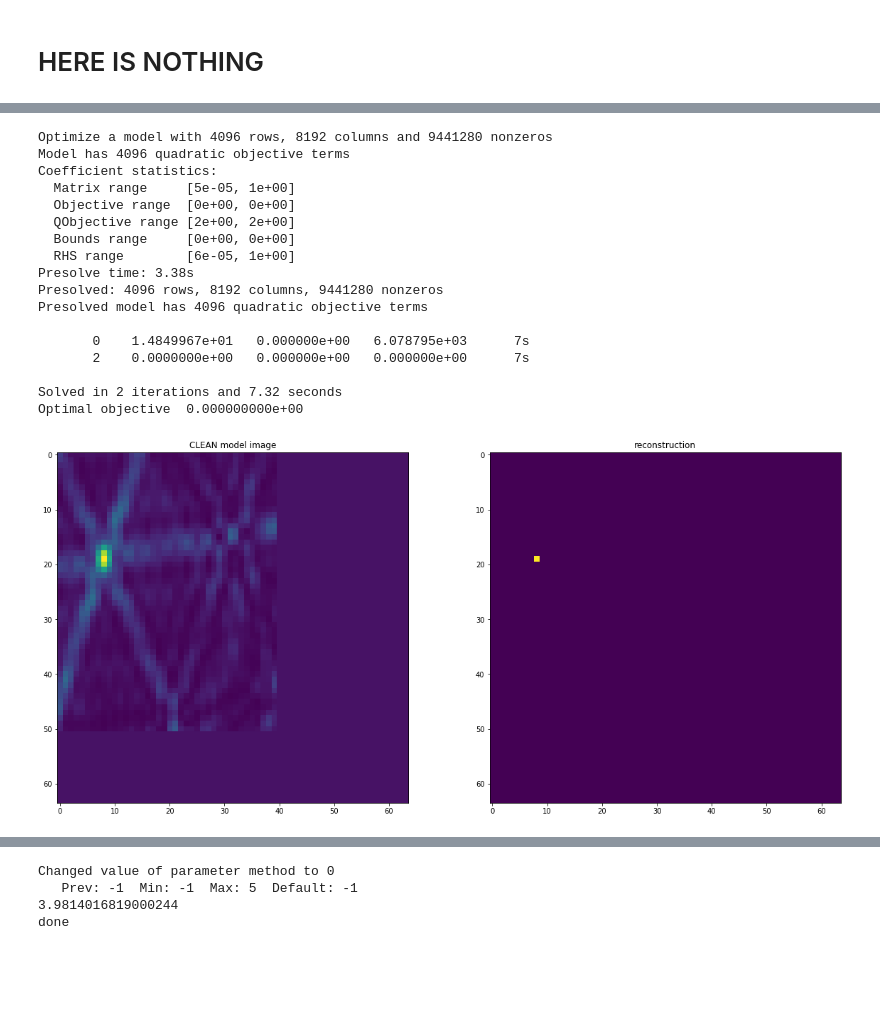
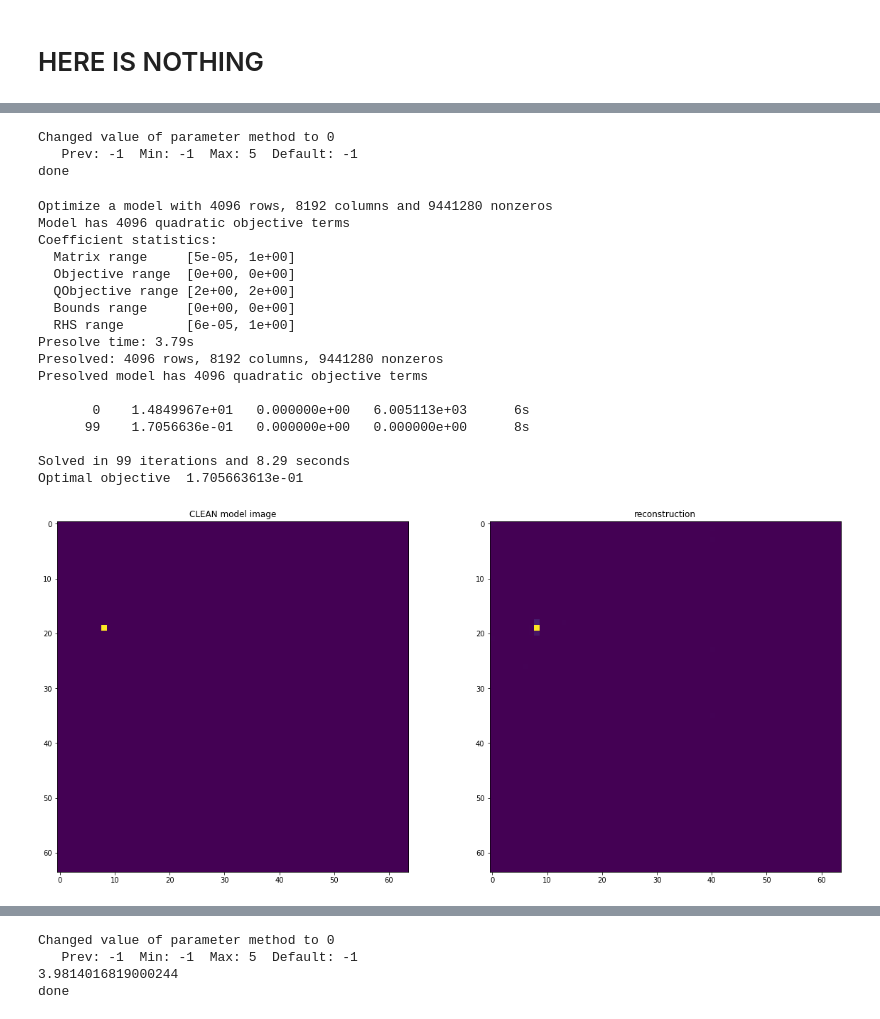
Before and after one commit to lord-blueberry/p7-cs, a Jupyter notebook: sandbox/00-cs-dirty.ipynb, the cells around one changed output, grey strips where cells are left out. Drawn from its saved outputs; the diff is of its cells as text; code cells hidden in the pictures; blank space fills up the shorter version.

Commit message:
Fourier Convolution

```diff
--- a/sandbox/00-cs-dirty.ipynb
+++ b/sandbox/00-cs-dirty.ipynb
@@ -143,19 +179,0 @@ plot_comparison(dirty_map, 'dirty image', reconstruction, "fft reconstruction")
-# %%
-psf = np.flipud(np.fliplr(psf_map))
-convolve = np.zeros(dirty_map.shape)
-test = np.zeros(dirty_map.shape)
-test[30,30] = 1
-test[50,50] = 1
-XC = 31
-YC = 31
-norm = psf.sum()
-for x in range(0, dirty_map.shape[0]):
-    for y in range(0, dirty_map.shape[1]):
-        s = 0
-        for i in range(0, psf_map.shape[0]):
-            for j in range(0, psf_map.shape[1]):
-                xInd = (x + i - XC)
-                yInd = (y + j - YC)
-                if xInd >= 0 and xInd < dirty_map.shape[0] and yInd >= 0 and yInd < dirty_map.shape[1]:
-                    s += psf[i, j] * results_dirty01[xInd,yInd]
-        convolve[x,y] = s
@@ -374,3 +342,24 @@ Changed value of parameter method to 0
+# %%
+model = Model("dirty-second try")
+model.Params.method = 0 #GRB Primal Simplex
+
+pixel = model.addVars(dirty_map.shape[0], dirty_map.shape[1])
+psf_sum = model.addVars(dirty_map.shape[0], dirty_map.shape[1], lb=-GRB.INFINITY)
+XC = int(-psf_map.shape[0]/2)
+YC = int(-psf_map.shape[1]/2)
+for x in range(0, dirty_map.shape[0]):
+    for y in range(0, dirty_map.shape[1]):
+        convolution = LinExpr()
+        for xP in range(0, psf_map.shape[0]):
+            for yP in range(0, psf_map.shape[1]):
+                if x+XC+xP >= 0 and x+XC+xP < dirty_map.shape[0] and y+YC+yP >= 0 and y+YC+yP < dirty_map.shape[1]:
+                    convolution += pixel[x+XC+xP, y+YC+yP] * psf_map[xP, yP]
+        model.addConstr(psf_sum[x,y] == dirty_map[x,y] - convolution, "conv")
+print("done")
+# %% [output]
+Changed value of parameter method to 0
+   Prev: -1  Min: -1  Max: 5  Default: -1
+done
 # %%
 objective = QuadExpr()
 for x in range(0, dirty_map.shape[0]):
@@ -381,10 +370,11 @@ for x in range(0, dirty_map.shape[0]):
 model.setObjective(objective, GRB.MINIMIZE)
 model.optimize()
 
-results_dirty01 = np.zeros((dirty_map.shape[0], dirty_map.shape[1]))
+reconst_dirty02 = []
 for x in range(0, dirty_map.shape[0]):
-    for y in range(0, dirty_map.shape[0]):
-        results_dirty01[x,y]= pixelArr[x][y].x
+    for y in range(0, dirty_map.shape[1]):
+        reconst_dirty02.append(pixel[x,y].x)
+reconst_dirty02 = np.reshape(reconst_dirty02, dirty_map.shape)
 # %% [output]
 Optimize a model with 4096 rows, 8192 columns and 9441280 nonzeros
 Model has 4096 quadratic objective terms
@@ -394,16 +384,16 @@ Coefficient statistics:
   QObjective range [2e+00, 2e+00]
   Bounds range     [0e+00, 0e+00]
   RHS range        [6e-05, 1e+00]
-Presolve time: 3.38s
+Presolve time: 3.79s
 Presolved: 4096 rows, 8192 columns, 9441280 nonzeros
 Presolved model has 4096 quadratic objective terms
 
-       0    1.4849967e+01   0.000000e+00   6.078795e+03      7s
-       2    0.0000000e+00   0.000000e+00   0.000000e+00      7s
+       0    1.4849967e+01   0.000000e+00   6.005113e+03      6s
+      99    1.7056636e-01   0.000000e+00   0.000000e+00      8s
 
-Solved in 2 iterations and 7.32 seconds
-Optimal objective  0.000000000e+00
+Solved in 99 iterations and 8.29 seconds
+Optimal objective  1.705663613e-01
 # %%
-plot_comparison(model_map, 'CLEAN model image', results_dirty01, "reconstruction")
+plot_comparison(results_dirty01, 'CLEAN model image', reconst_dirty02, "reconstruction")
 # %% [output]
-[figure, old version]
+[figure, new version]
```
Also changed, not shown: parts of 17 cells of this notebook, 1 other file.
